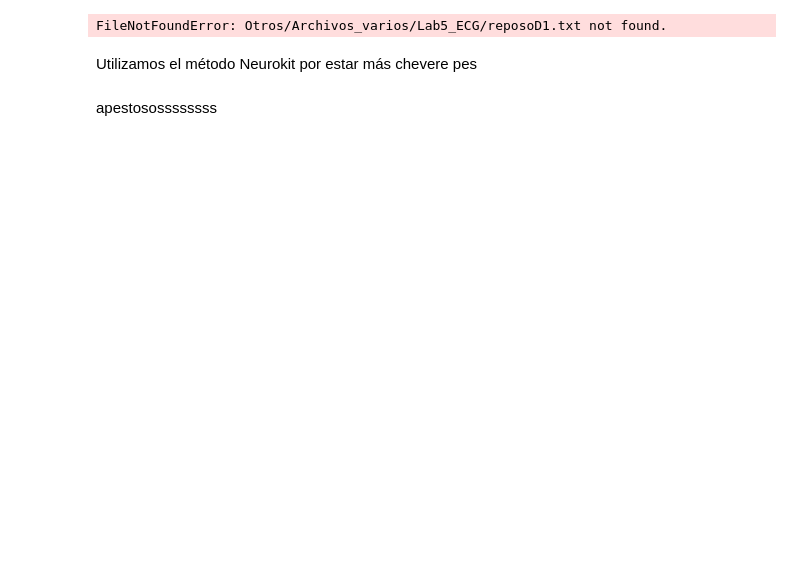
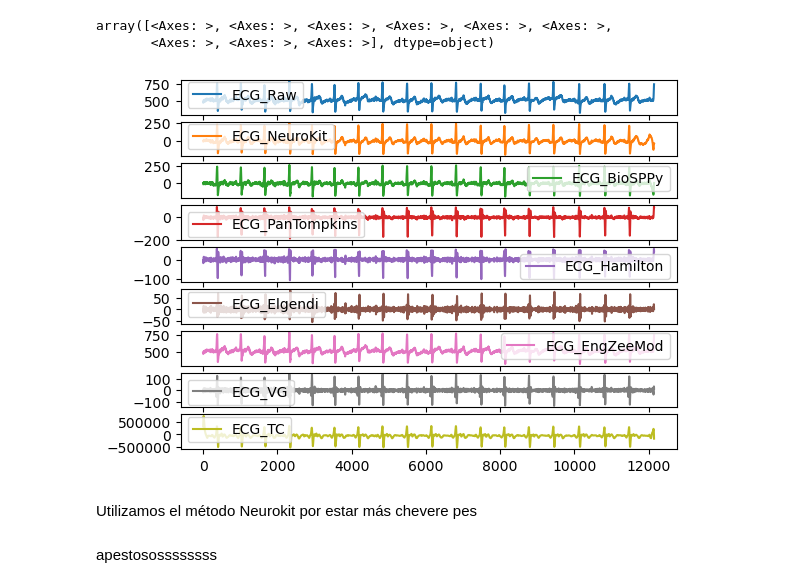
Before and after one commit to DianaCortezL/ISB-Grupo-5, a Jupyter notebook: ISB/Laboratorios/Lab10 - Procesamiento de ECG/nuevo.ipynb, the cells around one changed output. Drawn from its saved outputs; the diff is of its cells as text; code cells hidden in the pictures; blank space fills up the shorter version.

```diff
--- a/ISB/Laboratorios/Lab10 - Procesamiento de ECG/nuevo.ipynb
+++ b/ISB/Laboratorios/Lab10 - Procesamiento de ECG/nuevo.ipynb
@@ -7,11 +7,11 @@ import pandas as pd
 
 import numpy as np
 
-ecg = nk.ecg_simulate(duration=10, sampling_rate=250, noise=0.2)
+#ecg = nk.ecg_simulate(duration=10, sampling_rate=250, noise=0.2)
 
-ecg += np.random.normal(0, 0.1, len(ecg))
+#ecg += np.random.normal(0, 0.1, len(ecg))
 
-#np.loadtxt('Otros\Archivos_varios\Lab5_ECG\reposoD1.txt', comments='#',skiprows=4)
+ecg= np.loadtxt(r'C:\Users\hp\ISB-Grupo-5\Otros\Archivos_varios\Lab5_ECG\reposoD1.txt', comments='#',skiprows=4, usecols=5)
 
 signals = pd.DataFrame({
     "ECG_Raw" : ecg,
@@ -46,5 +46,7 @@ Requirement already satisfied: six>=1.5 in c:\users\user\anaconda3\envs\mne\lib\
 Note: you may need to restart the kernel to use updated packages.
-FileNotFoundError: Otros/Archivos_varios/Lab5_ECG/reposoD1.txt not found.
+array([<Axes: >, <Axes: >, <Axes: >, <Axes: >, <Axes: >, <Axes: >,
+       <Axes: >, <Axes: >, <Axes: >], dtype=object)
+[figure, added]
 # %% [markdown]
 Utilizamos el método Neurokit por estar más chevere pes
 # %% [markdown]
```
Also changed, not shown: parts of 1 cell of this notebook.
